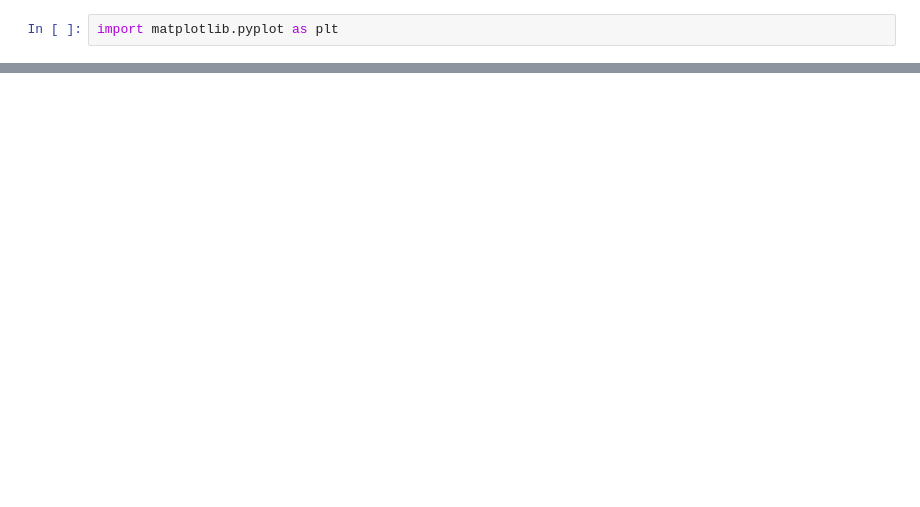
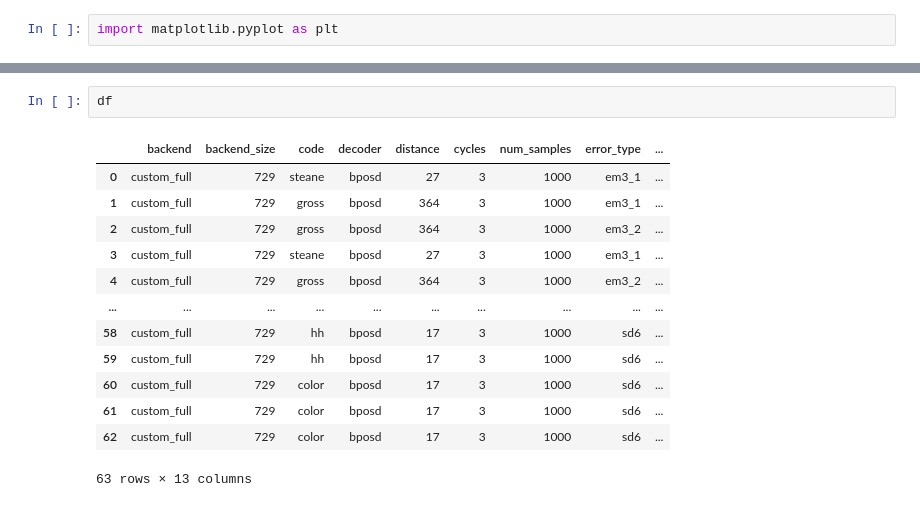
Before and after one commit to aswierkowska/eccentric_bench, a Jupyter notebook: utils/plots.ipynb, the cells around one changed output, grey strips where cells are left out. Saved outputs shown, nothing was run; the diff lists cells and outputs as text; blank space fills up the shorter version.

```diff
--- a/utils/plots.ipynb
+++ b/utils/plots.ipynb
@@ -68,3 +94,19 @@ df_combined = pd.concat([df, df3_filtered], ignore_index=True)
+# %%
+df
+# %% [output]
+|  | backend | backend_size | code | decoder | distance | cycles | num_samples | error_type | ... |
+| 0 | custom_full | 729 | steane | bposd | 27 | 3 | 1000 | em3_1 | ... |
+| 1 | custom_full | 729 | gross | bposd | 364 | 3 | 1000 | em3_1 | ... |
+| 2 | custom_full | 729 | gross | bposd | 364 | 3 | 1000 | em3_2 | ... |
+| 3 | custom_full | 729 | steane | bposd | 27 | 3 | 1000 | em3_1 | ... |
+| 4 | custom_full | 729 | gross | bposd | 364 | 3 | 1000 | em3_2 | ... |
+| ... | ... | ... | ... | ... | ... | ... | ... | ... | ... |
+| 58 | custom_full | 729 | hh | bposd | 17 | 3 | 1000 | sd6 | ... |
+| 59 | custom_full | 729 | hh | bposd | 17 | 3 | 1000 | sd6 | ... |
+| 60 | custom_full | 729 | color | bposd | 17 | 3 | 1000 | sd6 | ... |
+| 61 | custom_full | 729 | color | bposd | 17 | 3 | 1000 | sd6 | ... |
+| 62 | custom_full | 729 | color | bposd | 17 | 3 | 1000 | sd6 | ... |
+63 rows × 13 columns
 # %%
 import matplotlib.pyplot as plt
 import numpy as np
```
Also changed, not shown: parts of 6 cells of this notebook, 8 other files.
